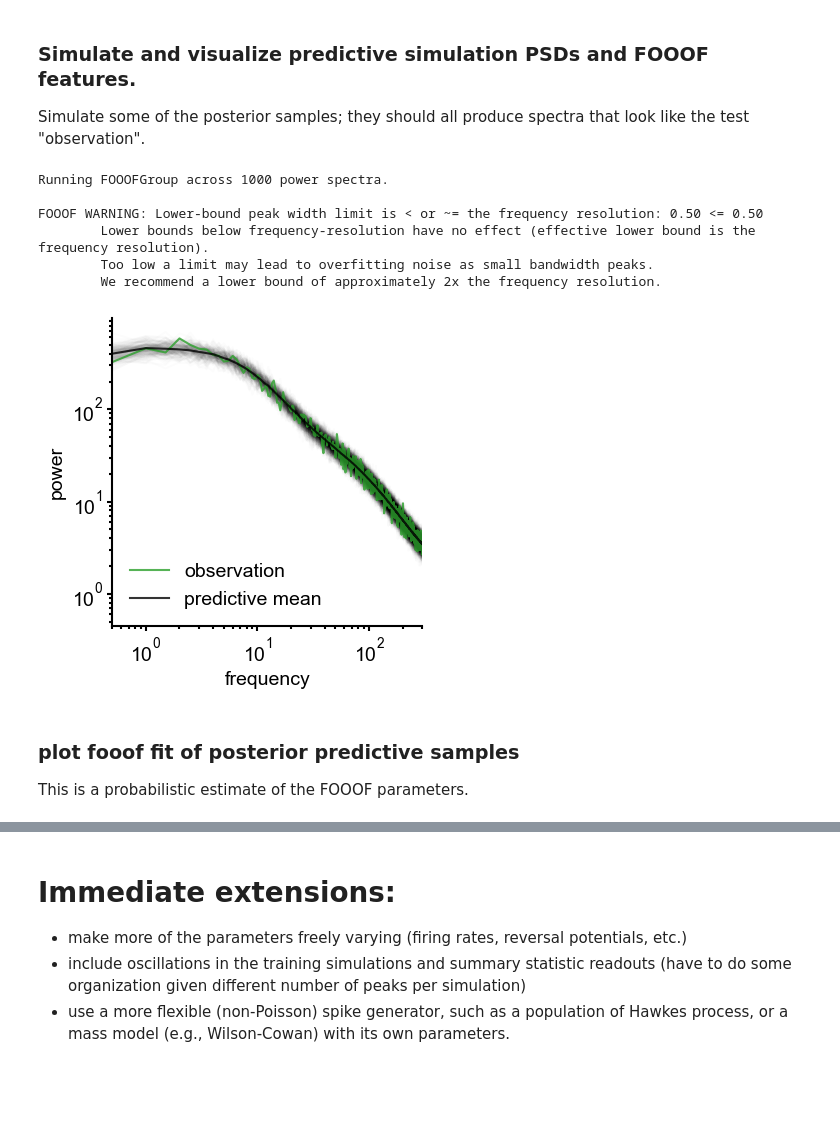
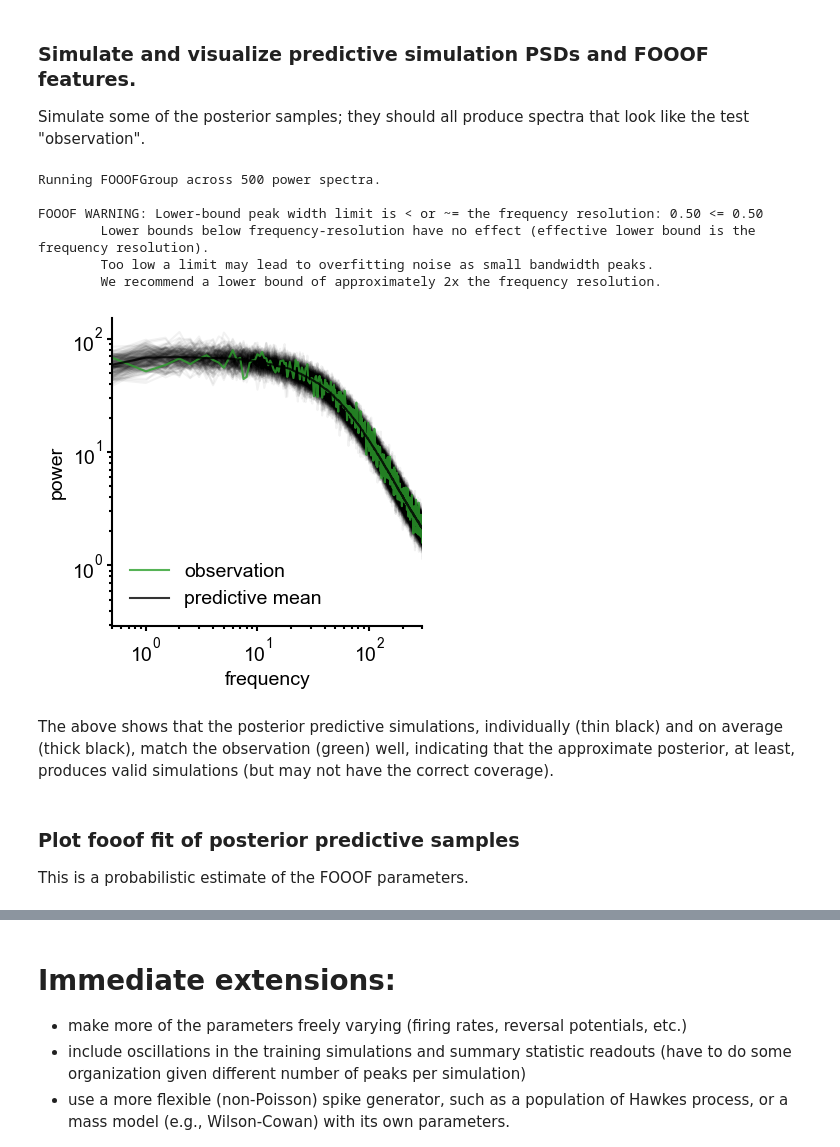
Before and after one commit to rdgao/specparam-sbi, a Jupyter notebook: demo_notebooks/4-EI_tau_inference.ipynb, the cells around one changed output, grey strips where cells are left out. Saved outputs shown, nothing was run; the diff lists cells and outputs as text; code cells hidden in the pictures; blank space fills up the shorter version.

```diff
--- a/demo_notebooks/4-EI_tau_inference.ipynb
+++ b/demo_notebooks/4-EI_tau_inference.ipynb
@@ -187,27 +186,33 @@ _ = analysis.pairplot(
 ### Simulate and visualize predictive simulation PSDs and FOOOF features.
 Simulate some of the posterior samples; they should all produce spectra that look like the test "observation".
 # %%
-predictive_lfps = [simulate_ei(ps) for ps in posterior_samples.numpy()[:1000]]
+n_post_pred = 500
+
+# Simulate
+predictive_lfps = [simulate_ei(ps) for ps in posterior_samples.numpy()[:n_post_pred]]
+
 # Compute PSDs
 freqs, predictive_psds = signal.welch(predictive_lfps, fs=fs, nperseg=nperseg, noverlap=fs, window='hamming')
 predictive_samples = fooof_and_extract(freqs, predictive_psds)
 # %% [output]
-Running FOOOFGroup across 1000 power spectra.
+Running FOOOFGroup across 500 power spectra.
 
 FOOOF WARNING: Lower-bound peak width limit is < or ~= the frequency resolution: 0.50 <= 0.50
         Lower bounds below frequency-resolution have no effect (effective lower bound is the frequency resolution).
         Too low a limit may lead to overfitting noise as small bandwidth peaks.
         We recommend a lower bound of approximately 2x the frequency resolution.
 # %%
-plt.loglog(freqs, predictive_psds[:200].T, 'C0', alpha=0.01);
+plt.loglog(freqs, predictive_psds[:200].T, 'C0', alpha=0.05);
 plt.loglog(freqs, psd_o, 'C3', alpha=0.8, label='observation')
 plt.loglog(freqs, predictive_psds.mean(0), 'C0', alpha=0.8, label='predictive mean');
 plt.xlabel('frequency'); plt.ylabel('power');
 plt.xlim([0.5,300]); plt.legend();
 # %% [output]
-[figure, old version]
+[figure, new version]
+# %% [markdown]
+The above shows that the posterior predictive simulations, individually (thin black) and on average (thick black), match the observation (green) well, indicating that the approximate posterior, at least, produces valid simulations (but may not have the correct coverage).
 # %% [markdown]
-### plot fooof fit of posterior predictive samples
+### Plot fooof fit of posterior predictive samples
 This is a probabilistic estimate of the FOOOF parameters.
 # %%
 _ = analysis.pairplot(
```
Also changed, not shown: parts of 4 cells of this notebook.
